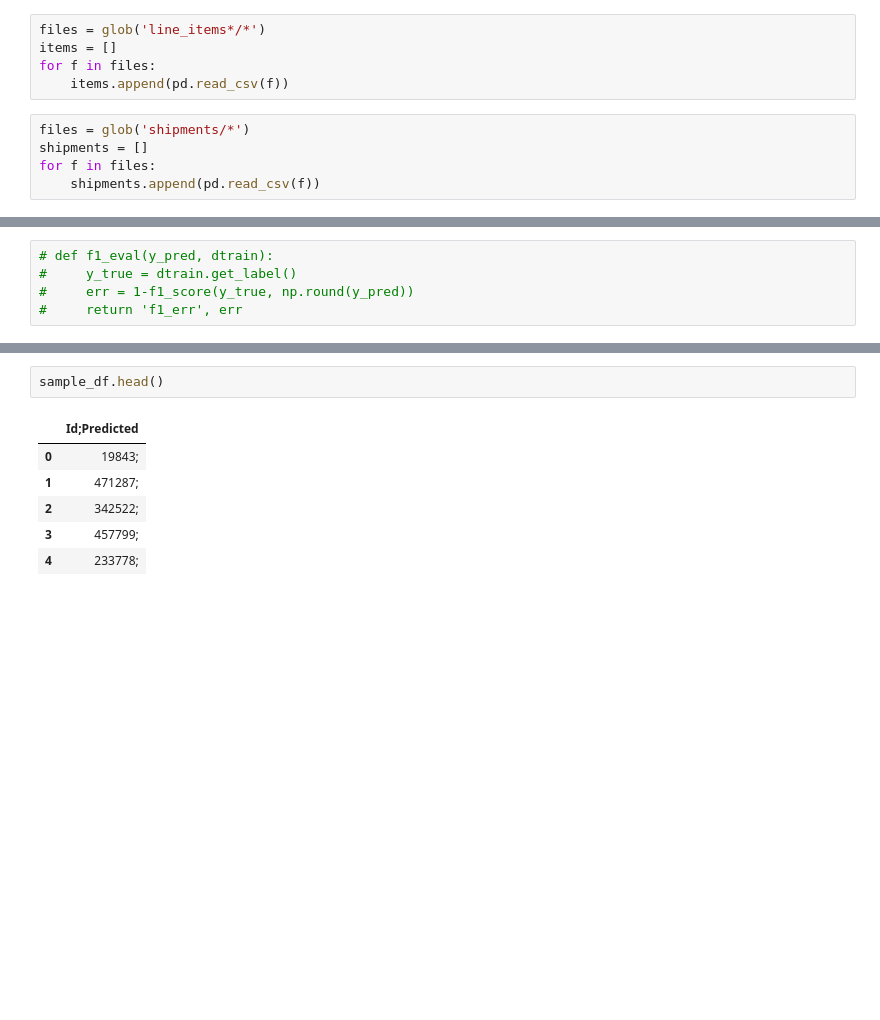
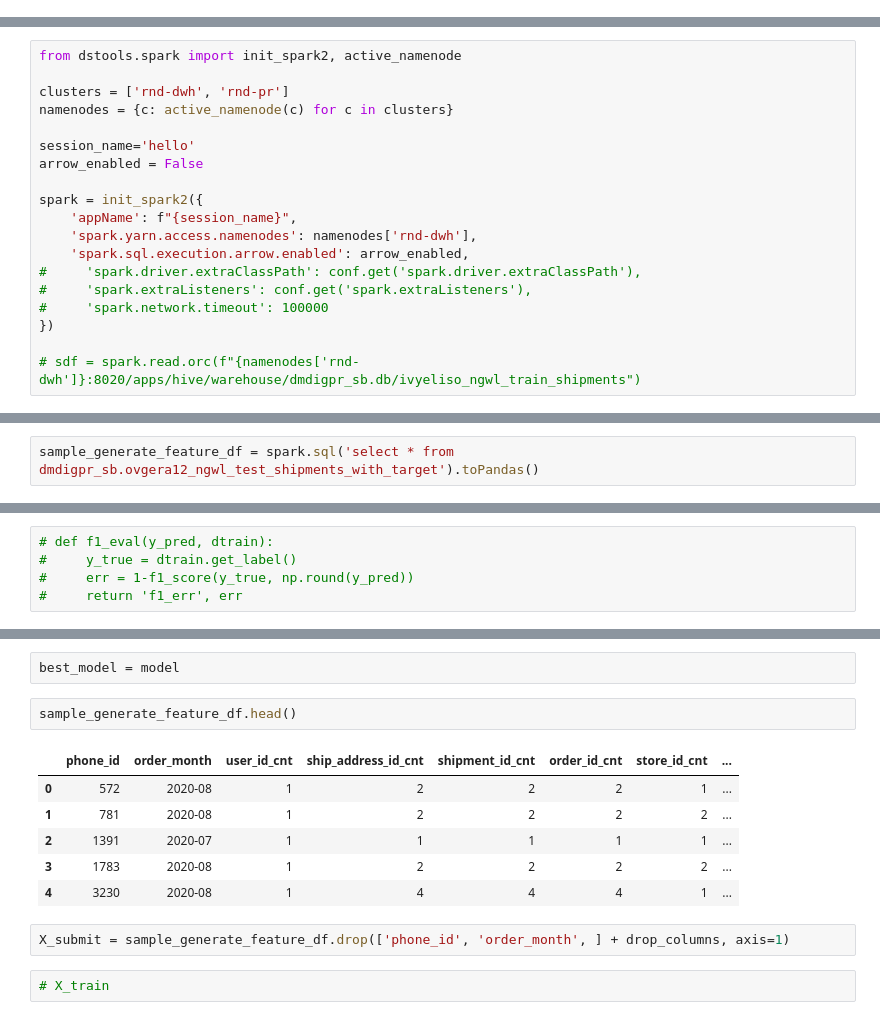
Before and after one commit to ElisovaIra/ngwl_hack, a Jupyter notebook: rogotulka/sber_v01.ipynb, the cells around one changed output, grey strips where cells are left out. Drawn from its saved outputs; the diff is of its cells as text; blank space fills up the shorter version.

Commit message:
add models

```diff
--- a/rogotulka/sber_v01.ipynb
+++ b/rogotulka/sber_v01.ipynb
@@ -8,10 +4,0 @@ os.environ["CUDA_VISIBLE_DEVICES"]="0"
-# %%
-files = glob('line_items*/*')
-items = []
-for f in files:
-    items.append(pd.read_csv(f))
-# %%
-files = glob('shipments/*')
-shipments = []
-for f in files:
-    shipments.append(pd.read_csv(f))
@@ -126,0 +71,19 @@ dtype('O')
+# %%
+from dstools.spark import init_spark2, active_namenode
+
+clusters = ['rnd-dwh', 'rnd-pr']
+namenodes = {c: active_namenode(c) for c in clusters}
+
+session_name='hello'
+arrow_enabled = False
+
+spark = init_spark2({
+    'appName': f"{session_name}",
+    'spark.yarn.access.namenodes': namenodes['rnd-dwh'],
+    'spark.sql.execution.arrow.enabled': arrow_enabled,
+#     'spark.driver.extraClassPath': conf.get('spark.driver.extraClassPath'),
+#     'spark.extraListeners': conf.get('spark.extraListeners'),
+#     'spark.network.timeout': 100000
+})
+
+# sdf = spark.read.orc(f"{namenodes['rnd-dwh']}:8020/apps/hive/warehouse/dmdigpr_sb.db/ivyeliso_ngwl_train_shipments")
@@ -126,0 +97,2 @@ dtype('O')
+# %%
+sample_generate_feature_df = spark.sql('select * from  dmdigpr_sb.ovgera12_ngwl_test_shipments_with_target').toPandas()
@@ -248,10 +379,16 @@ Note: toPandas attempted Arrow optimization because 'spark.sql.execution.arrow.e
+# %%
+best_model = model
 # %%
-sample_df.head()
+sample_generate_feature_df.head()
 # %% [output]
-|  | Id;Predicted |
-| 0 | 19843; |
-| 1 | 471287; |
-| 2 | 342522; |
-| 3 | 457799; |
-| 4 | 233778; |
+|  | phone_id | order_month | user_id_cnt | ship_address_id_cnt | shipment_id_cnt | order_id_cnt | store_id_cnt | ... |
+| 0 | 572 | 2020-08 | 1 | 2 | 2 | 2 | 1 | ... |
+| 1 | 781 | 2020-08 | 1 | 2 | 2 | 2 | 2 | ... |
+| 2 | 1391 | 2020-07 | 1 | 1 | 1 | 1 | 1 | ... |
+| 3 | 1783 | 2020-08 | 1 | 2 | 2 | 2 | 2 | ... |
+| 4 | 3230 | 2020-08 | 1 | 4 | 4 | 4 | 1 | ... |
+# %%
+X_submit = sample_generate_feature_df.drop(['phone_id', 'order_month', ] + drop_columns, axis=1)
+# %%
+# X_train
 # %%
```
Also changed, not shown: parts of 76 cells of this notebook, 5 other files.
